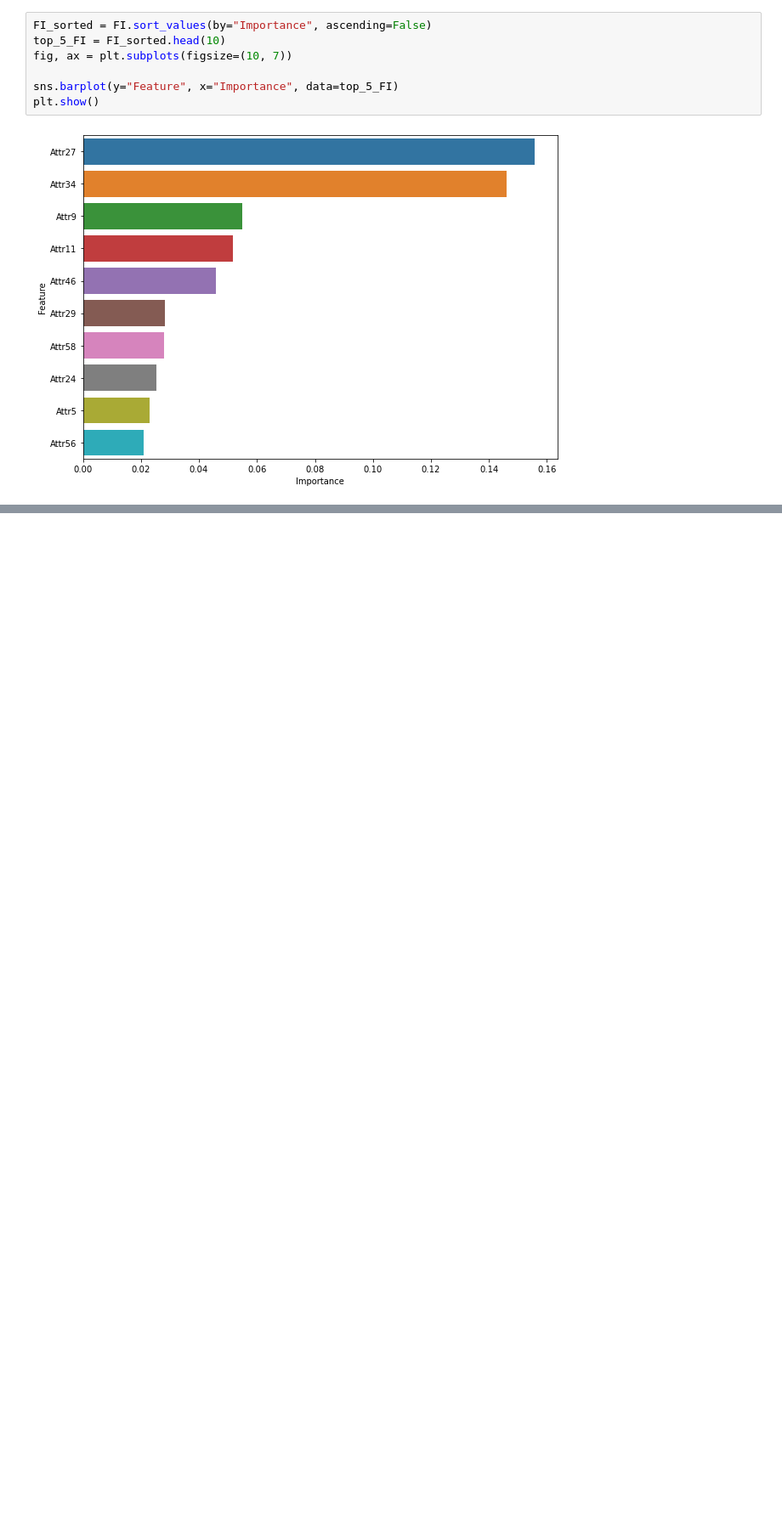
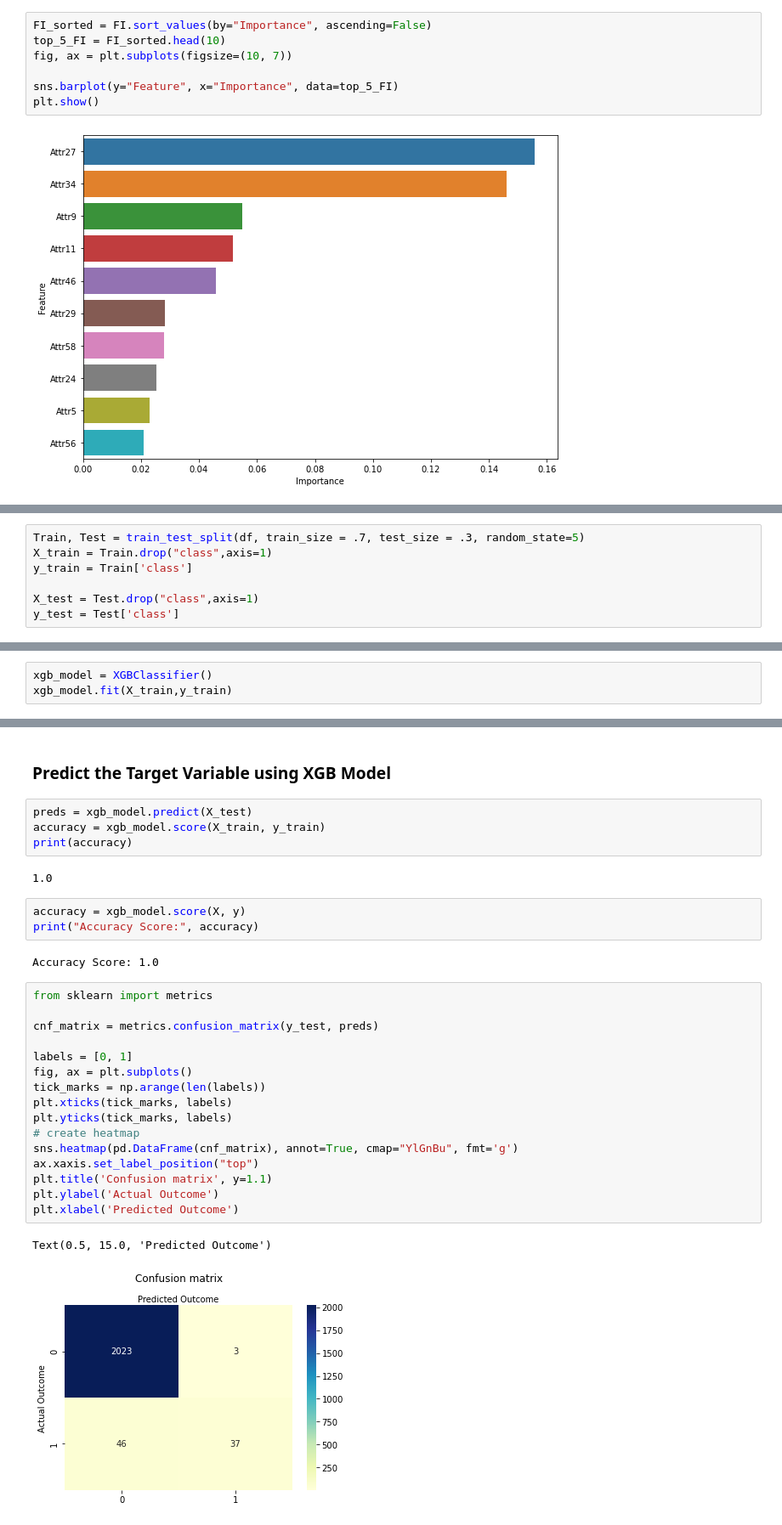
Before and after one commit to Vochannguyen/DS7331, a Jupyter notebook: Case Study 4/Vo Nguyen/Case Study 4.ipynb, the cells around one changed output, grey strips where cells are left out. Shown: that part at 85% size. Saved outputs shown, nothing was run; the diff lists cells and outputs as text; blank space fills up the shorter version.

```diff
--- a/Case Study 4/Vo Nguyen/Case Study 4.ipynb
+++ b/Case Study 4/Vo Nguyen/Case Study 4.ipynb
@@ -396,0 +409,7 @@ plt.show()
+# %%
+Train, Test = train_test_split(df, train_size = .7, test_size = .3, random_state=5)
+X_train = Train.drop("class",axis=1)
+y_train = Train['class']
+
+X_test = Test.drop("class",axis=1)
+y_test = Test['class']
@@ -396,0 +418,3 @@ plt.show()
+# %%
+xgb_model = XGBClassifier()
+xgb_model.fit(X_train,y_train)
@@ -396,0 +433,32 @@ plt.show()
+# %% [markdown]
+### Predict the Target Variable using XGB Model
+# %%
+preds = xgb_model.predict(X_test)
+accuracy = xgb_model.score(X_train, y_train)
+print(accuracy)
+# %% [output]
+1.0
+# %%
+accuracy = xgb_model.score(X, y)
+print("Accuracy Score:", accuracy)
+# %% [output]
+Accuracy Score: 1.0
+# %%
+from sklearn import metrics
+
+cnf_matrix = metrics.confusion_matrix(y_test, preds)
+
+labels = [0, 1]
+fig, ax = plt.subplots()
+tick_marks = np.arange(len(labels))
+plt.xticks(tick_marks, labels)
+plt.yticks(tick_marks, labels)
+# create heatmap
+sns.heatmap(pd.DataFrame(cnf_matrix), annot=True, cmap="YlGnBu", fmt='g')
+ax.xaxis.set_label_position("top")
+plt.title('Confusion matrix', y=1.1)
+plt.ylabel('Actual Outcome')
+plt.xlabel('Predicted Outcome')
+# %% [output]
+Text(0.5, 15.0, 'Predicted Outcome')
+[figure, added]
```
Also changed, not shown: parts of 17 cells of this notebook.
